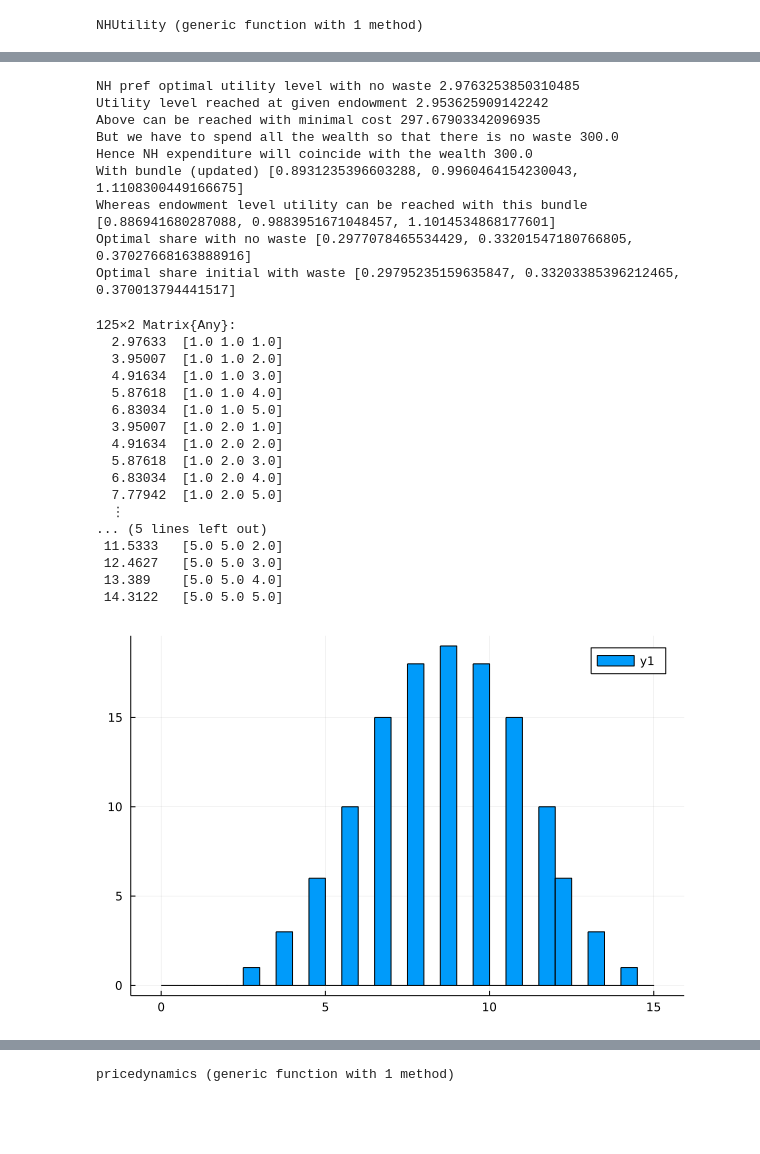
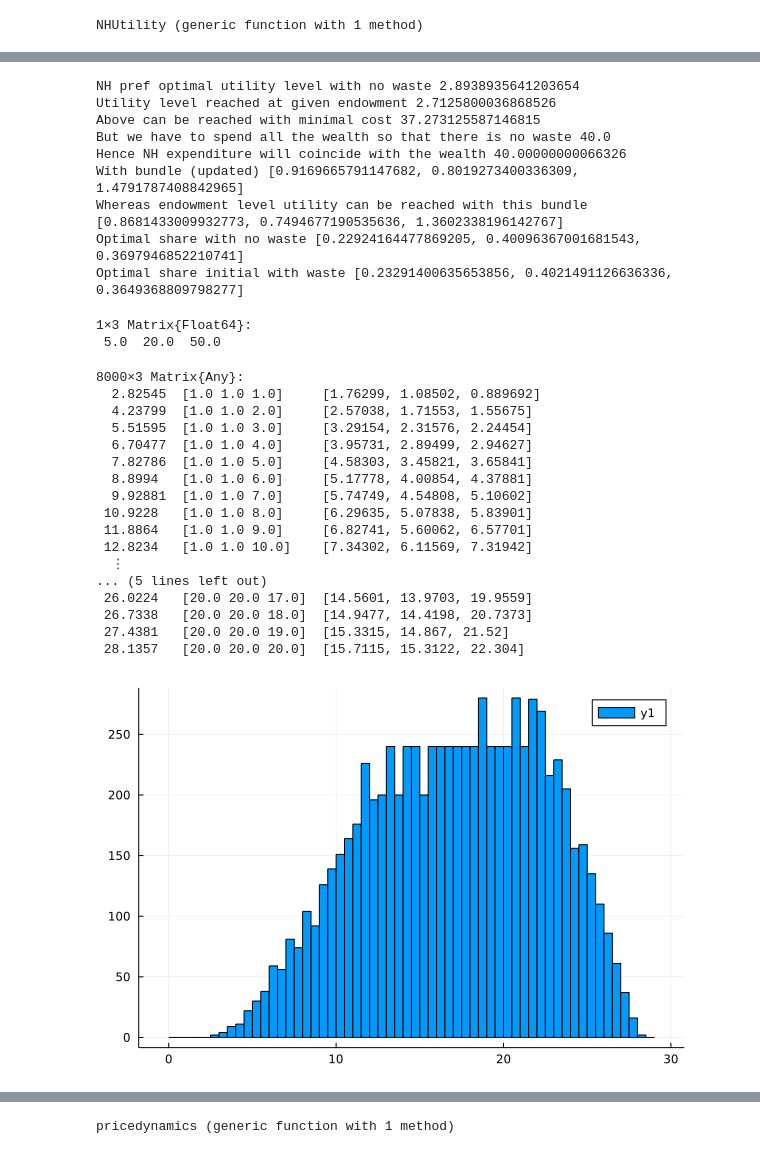
Before and after one commit to antoineding/IIRUHH_master, a Jupyter notebook: U_find.ipynb, the cells around one changed output, grey strips where cells are left out. Saved outputs shown, nothing was run; the diff lists cells and outputs as text; code cells hidden in the pictures; blank space fills up the shorter version.

```diff
--- a/U_find.ipynb
+++ b/U_find.ipynb
@@ -402,5 +482,4 @@ NHUtility (generic function with 1 method)
 # %%
-NHU=NHUtility(u,[1.0, 1.0, 1.0])
 println("NH pref optimal utility level with no waste ", NHU[1])
 println("Utility level reached at given endowment ", NHU[2])
 println("Above can be reached with minimal cost ", NHU[3])
@@ -411,49 +490,58 @@ println("Whereas endowment level utility can be reached with this bundle ", NHU[
 println("Optimal share with no waste ", NHU[8])
 println("Optimal share initial with waste ", NHU[9])
 # %% [output]
-NH pref optimal utility level with no waste 2.9763253850310485
-Utility level reached at given endowment 2.953625909142242
-Above can be reached with minimal cost 297.67903342096935
-But we have to spend all the wealth so that there is no waste 300.0
-Hence NH expenditure will coincide with the wealth 300.0
-With bundle (updated) [0.8931235396603288, 0.9960464154230043, 1.1108300449166675]
-Whereas endowment level utility can be reached with this bundle [0.886941680287088, 0.9883951671048457, 1.1014534868177601]
-Optimal share with no waste [0.2977078465534429, 0.33201547180766805, 0.37027668163888916]
-Optimal share initial with waste [0.29795235159635847, 0.33203385396212465, 0.370013794441517]
+NH pref optimal utility level with no waste 2.8938935641203654
+Utility level reached at given endowment 2.7125800036868526
+Above can be reached with minimal cost 37.273125587146815
+But we have to spend all the wealth so that there is no waste 40.0
+Hence NH expenditure will coincide with the wealth 40.00000000066326
+With bundle (updated) [0.9169665791147682, 0.8019273400336309, 1.4791787408842965]
+Whereas endowment level utility can be reached with this bundle [0.8681433009932773, 0.7494677190535636, 1.3602338196142767]
+Optimal share with no waste [0.22924164477869205, 0.40096367001681543, 0.3697946852210741]
+Optimal share initial with waste [0.23291400635653856, 0.4021491126636336, 0.3649368809798277]
+# %%
+p=[5.0 20.0 50.0]
+# %% [output]
+1×3 Matrix{Float64}:
+ 5.0  20.0  50.0
 # %%
 u=[]
+Cendow=[]
 C=[]
 
-scale=5.0
+scale=20.0
 for i = 1:scale
     for j=1:scale
         for k =1:scale
-            res =NHUtility(u,[i,j,k])
+            res =NHUtility([i,j,k],p)
             u=push!(u,res[1])
-            C=push!(C,[i j k])
+            Cendow=push!(Cendow,[i j k])
+            C=push!(C,res[6])
         end
     end
 end
+
+NH=[u Cendow C]
 # %% [output]
-125×2 Matrix{Any}:
-  2.97633  [1.0 1.0 1.0]
-  3.95007  [1.0 1.0 2.0]
-  4.91634  [1.0 1.0 3.0]
-  5.87618  [1.0 1.0 4.0]
-  6.83034  [1.0 1.0 5.0]
-  3.95007  [1.0 2.0 1.0]
-  4.91634  [1.0 2.0 2.0]
-  5.87618  [1.0 2.0 3.0]
-  6.83034  [1.0 2.0 4.0]
-  7.77942  [1.0 2.0 5.0]
+8000×3 Matrix{Any}:
+  2.82545  [1.0 1.0 1.0]     [1.76299, 1.08502, 0.889692]
+  4.23799  [1.0 1.0 2.0]     [2.57038, 1.71553, 1.55675]
+  5.51595  [1.0 1.0 3.0]     [3.29154, 2.31576, 2.24454]
+  6.70477  [1.0 1.0 4.0]     [3.95731, 2.89499, 2.94627]
+  7.82786  [1.0 1.0 5.0]     [4.58303, 3.45821, 3.65841]
+  8.8994   [1.0 1.0 6.0]     [5.17778, 4.00854, 4.37881]
+  9.92881  [1.0 1.0 7.0]     [5.74749, 4.54808, 5.10602]
+ 10.9228   [1.0 1.0 8.0]     [6.29635, 5.07838, 5.83901]
+ 11.8864   [1.0 1.0 9.0]     [6.82741, 5.60062, 6.57701]
+ 12.8234   [1.0 1.0 10.0]    [7.34302, 6.11569, 7.31942]
   ⋮
 ... (5 lines left out)
- 11.5333   [5.0 5.0 2.0]
- 12.4627   [5.0 5.0 3.0]
- 13.389    [5.0 5.0 4.0]
- 14.3122   [5.0 5.0 5.0]
+ 26.0224   [20.0 20.0 17.0]  [14.5601, 13.9703, 19.9559]
+ 26.7338   [20.0 20.0 18.0]  [14.9477, 14.4198, 20.7373]
+ 27.4381   [20.0 20.0 19.0]  [15.3315, 14.867, 21.52]
+ 28.1357   [20.0 20.0 20.0]  [15.7115, 15.3122, 22.304]
 # %%
 using Plots, Distributions
-histogram(NH[:,1]; bins = 0:0.5:15)
+histogram(NH[:,1]; bins = 0:0.5:29)
 # %% [output]
-[figure, old version]
+[figure, new version]
```
Also changed, not shown: parts of 48 cells of this notebook.
